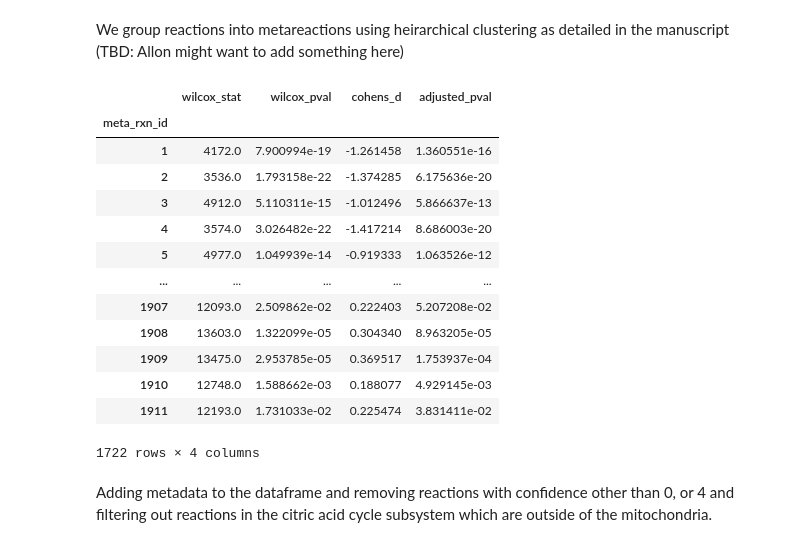
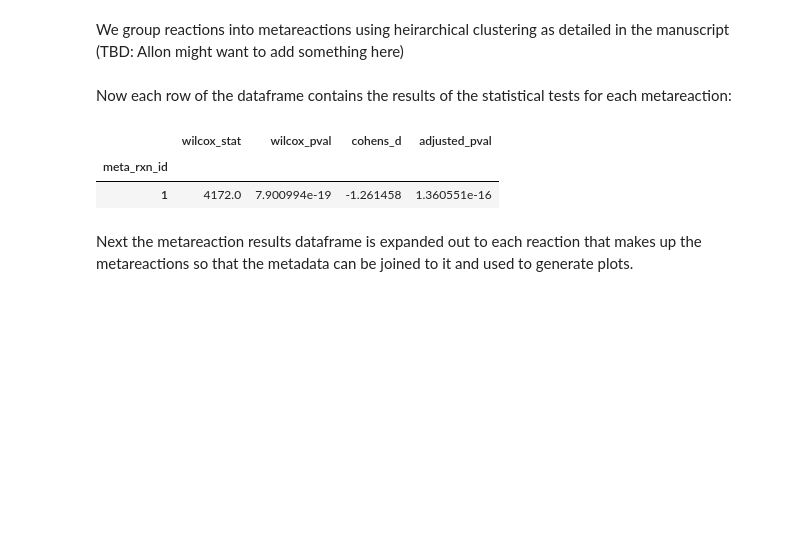
Before and after one commit to YosefLab/Compass, a Jupyter notebook: analysis/Demo.ipynb, the cells around one changed output. Drawn from its saved outputs; the diff is of its cells as text; code cells hidden in the pictures; blank space fills up the shorter version.

Commit message:
Combined metareactions and single reaction analysis

```diff
--- a/analysis/Demo.ipynb
+++ b/analysis/Demo.ipynb
@@ -55,6 +212,7 @@ The numbers in the reactions tsv correspond to penalties for each reaction per c
 # %%
+reactions = pd.read_csv("extdata/Th17/reactions.tsv", sep="\t", index_col = 0)
 reactions[reactions <= 1e-4] = 0
-reactions = reactions[np.any(reactions != 0, axis=1)]
+reactions = reactions[np.all(reactions != 0, axis=1)]
 # %%
 reactions = reactions[reactions.max(axis=1) - reactions.min(axis=1) != 0]
 # %%
@@ -82,21 +240,14 @@ meta_rxns = reactions.join(pd.DataFrame(meta_rxns_map, columns=["meta_rxn_id"],
 meta_rxn_consistencies = get_reaction_consistencies(meta_rxns)
 # %%
 wilcox_meta_rxn_results = wilcoxon_test(meta_rxn_consistencies, Th17p_cells, Th17n_cells)
+# %% [markdown]
+Now each row of the dataframe contains the results of the statistical tests for each metareaction:
 # %%
-wilcox_meta_rxn_results
+wilcox_meta_rxn_results.iloc[0:1]
 # %% [output]
 |  | wilcox_stat | wilcox_pval | cohens_d | adjusted_pval |
 | meta_rxn_id |  |  |  |  |
 | 1 | 4172.0 | 7.900994e-19 | -1.261458 | 1.360551e-16 |
-| 2 | 3536.0 | 1.793158e-22 | -1.374285 | 6.175636e-20 |
-| 3 | 4912.0 | 5.110311e-15 | -1.012496 | 5.866637e-13 |
-| 4 | 3574.0 | 3.026482e-22 | -1.417214 | 8.686003e-20 |
-| 5 | 4977.0 | 1.049939e-14 | -0.919333 | 1.063526e-12 |
-| ... | ... | ... | ... | ... |
-| 1907 | 12093.0 | 2.509862e-02 | 0.222403 | 5.207208e-02 |
-| 1908 | 13603.0 | 1.322099e-05 | 0.304340 | 8.963205e-05 |
-| 1909 | 13475.0 | 2.953785e-05 | 0.369517 | 1.753937e-04 |
-| 1910 | 12748.0 | 1.588662e-03 | 0.188077 | 4.929145e-03 |
-| 1911 | 12193.0 | 1.731033e-02 | 0.225474 | 3.831411e-02 |
-1722 rows × 4 columns
+# %% [markdown]
+Next the metareaction results dataframe is expanded out to each reaction that makes up the metareactions so that the metadata can be joined to it and used to generate plots.
 # %%
@@ -115,4 +266,2 @@ for r in wilcox_results.index:
     else:
         print("Should not occur")
-# %% [markdown]
-Adding metadata to the dataframe and removing reactions with confidence other than 0, or 4 and filtering out reactions in the citric acid cycle subsystem which are outside of the mitochondria.
```
Also changed, not shown: parts of 43 cells of this notebook.
